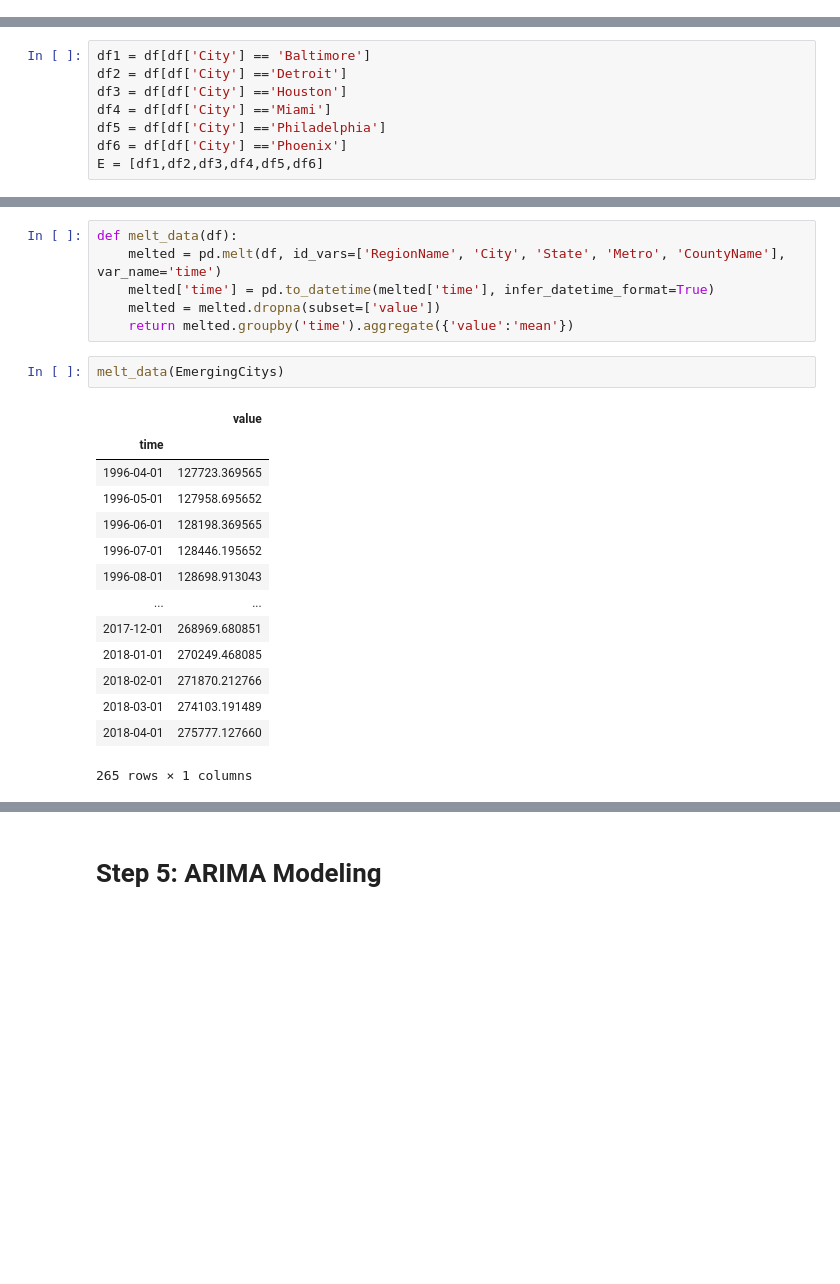
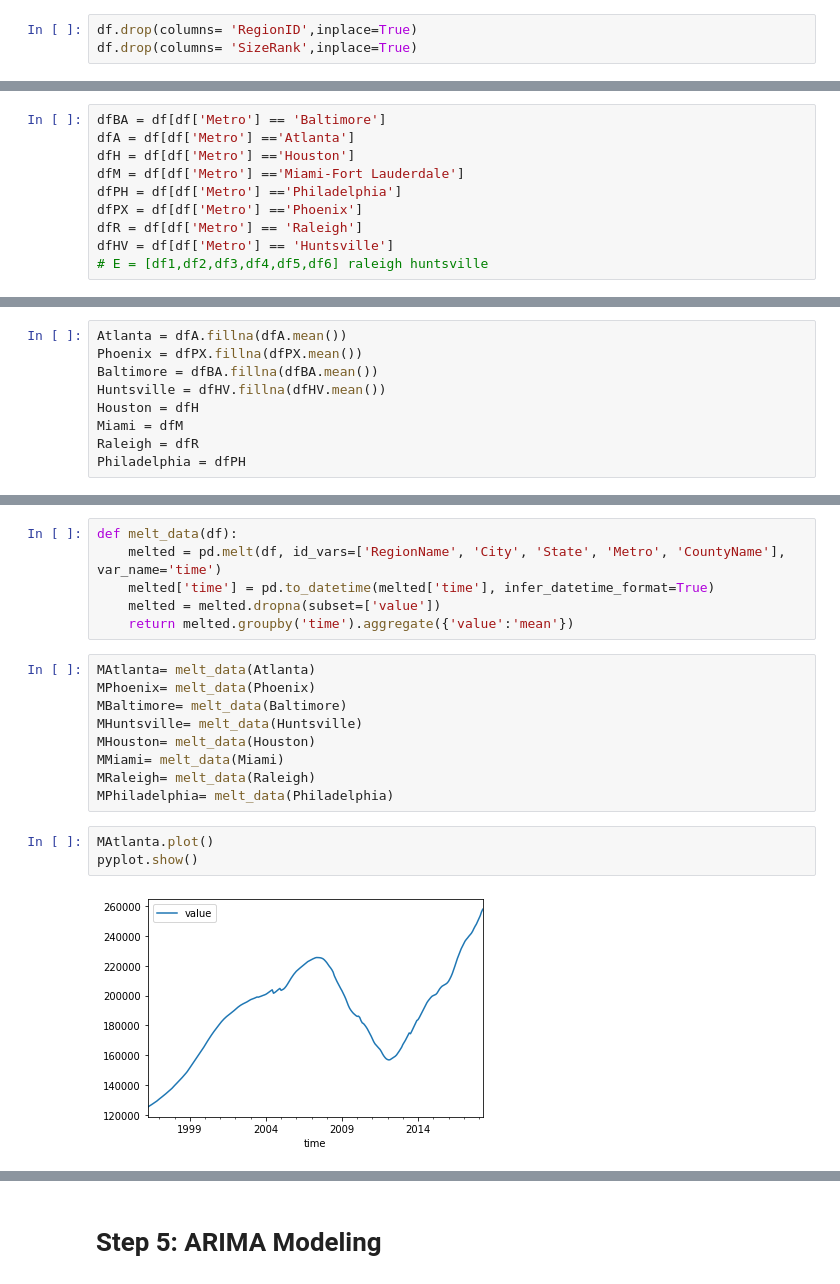
Before and after one commit to daveajstearns/mod4_project, a Jupyter notebook: starter_notebook.ipynb, the cells around one changed output, grey strips where cells are left out. Cells and saved outputs as stored; diff of their text form; blank space fills up the shorter version.

```diff
--- a/starter_notebook.ipynb
+++ b/starter_notebook.ipynb
@@ -53,3 +47,6 @@ df.head()
+# %%
+df.drop(columns= 'RegionID',inplace=True)
+df.drop(columns= 'SizeRank',inplace=True)
 # %% [markdown]
 # Step 2: Data Preprocessing
 # %%
@@ -79,8 +86,10 @@ df.head()
 # %%
-df1 = df[df['City'] == 'Baltimore']
-df2 = df[df['City'] =='Detroit']
-df3 = df[df['City'] =='Houston']
-df4 = df[df['City'] =='Miami']
-df5 = df[df['City'] =='Philadelphia']
-df6 = df[df['City'] =='Phoenix']
-E = [df1,df2,df3,df4,df5,df6]
+dfBA = df[df['Metro'] == 'Baltimore']
+dfA = df[df['Metro'] =='Atlanta']
+dfH = df[df['Metro'] =='Houston']
+dfM = df[df['Metro'] =='Miami-Fort Lauderdale']
+dfPH = df[df['Metro'] =='Philadelphia']
+dfPX = df[df['Metro'] =='Phoenix']
+dfR = df[df['Metro'] == 'Raleigh']
+dfHV = df[df['Metro'] == 'Huntsville']
+# E = [df1,df2,df3,df4,df5,df6] raleigh huntsville
@@ -87 +143,10 @@ E = [df1,df2,df3,df4,df5,df6]
+# %%
+Atlanta = dfA.fillna(dfA.mean())
+Phoenix = dfPX.fillna(dfPX.mean())
+Baltimore = dfBA.fillna(dfBA.mean())
+Huntsville = dfHV.fillna(dfHV.mean())
+Houston = dfH
+Miami = dfM
+Raleigh = dfR
+Philadelphia = dfPH
 # %%
@@ -141,20 +231,17 @@ def melt_data(df):
     melted['time'] = pd.to_datetime(melted['time'], infer_datetime_format=True)
     melted = melted.dropna(subset=['value'])
     return melted.groupby('time').aggregate({'value':'mean'})
-# %%
-melt_data(EmergingCitys)
-# %% [output]
-|  | value |
-| time |  |
-| 1996-04-01 | 127723.369565 |
-| 1996-05-01 | 127958.695652 |
-| 1996-06-01 | 128198.369565 |
-| 1996-07-01 | 128446.195652 |
-| 1996-08-01 | 128698.913043 |
-| ... | ... |
-| 2017-12-01 | 268969.680851 |
-| 2018-01-01 | 270249.468085 |
-| 2018-02-01 | 271870.212766 |
-| 2018-03-01 | 274103.191489 |
-| 2018-04-01 | 275777.127660 |
-265 rows × 1 columns
+# %%
+MAtlanta= melt_data(Atlanta)
+MPhoenix= melt_data(Phoenix)
+MBaltimore= melt_data(Baltimore)
+MHuntsville= melt_data(Huntsville)
+MHouston= melt_data(Houston)
+MMiami= melt_data(Miami)
+MRaleigh= melt_data(Raleigh)
+MPhiladelphia= melt_data(Philadelphia)
+# %%
+MAtlanta.plot()
+pyplot.show()
+# %% [output]
+[figure, added]
```
Also changed, not shown: parts of 40 cells of this notebook.
